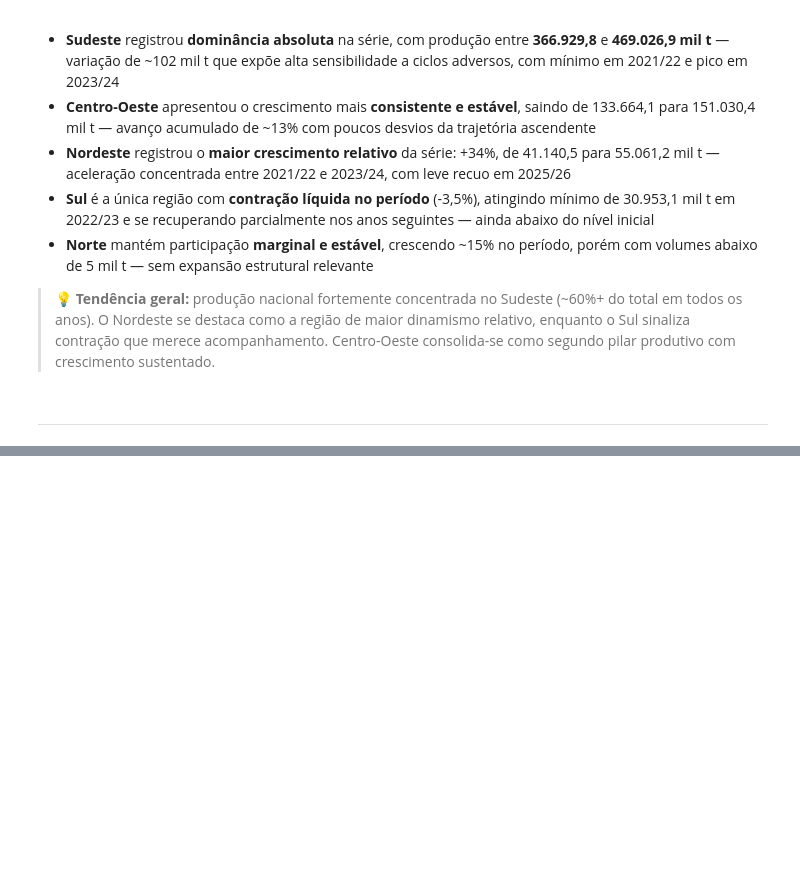
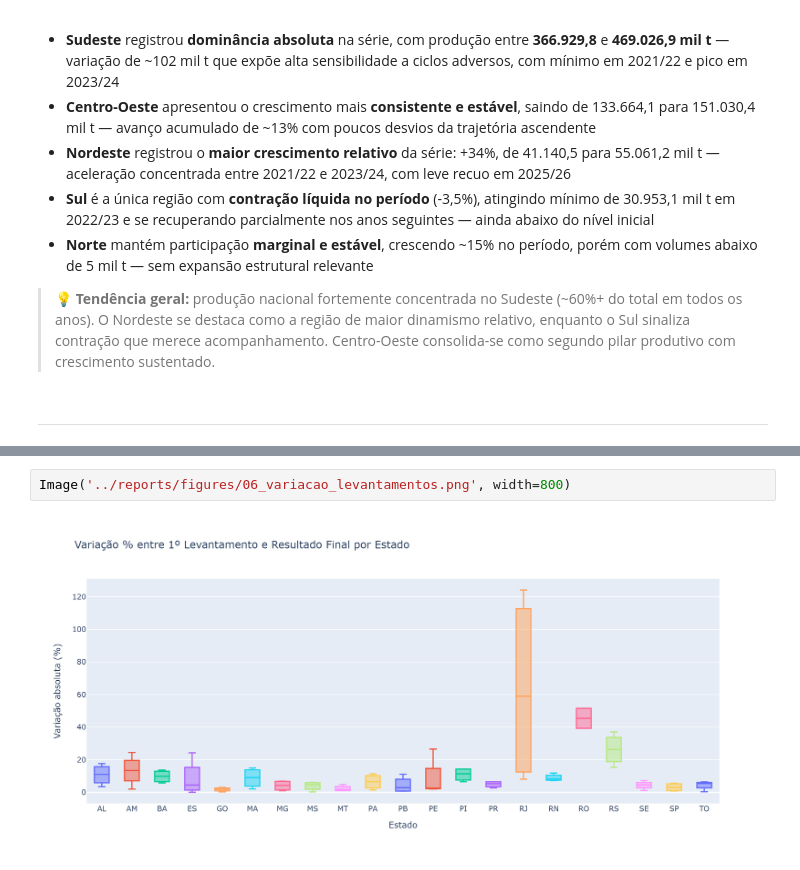
Before and after one commit to agnaldo-gonzaga/analise-producao-cana-conab, a Jupyter notebook: notebooks/03_vizualizacoes.ipynb, the cells around one changed output, grey strips where cells are left out. Saved outputs shown, nothing was run; the diff lists cells and outputs as text; blank space fills up the shorter version.

Commit message:
feat: notebook 03 - visualização da precisão dos levantamentos e insights

```diff
--- a/notebooks/03_vizualizacoes.ipynb
+++ b/notebooks/03_vizualizacoes.ipynb
@@ -338,0 +363,4 @@ Image('../reports/figures/05_producao_por_regiao.png', width=800)
+# %%
+Image('../reports/figures/06_variacao_levantamentos.png', width=800)
+# %% [output]
+[figure, added]
```
Also changed, not shown: parts of 4 cells of this notebook, 1 other file.
